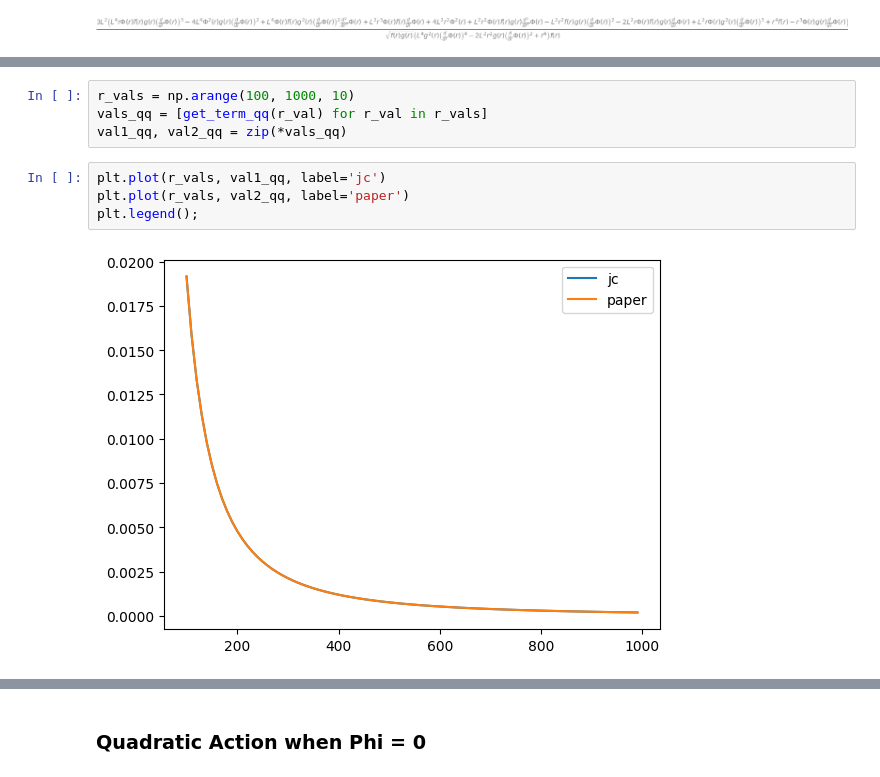
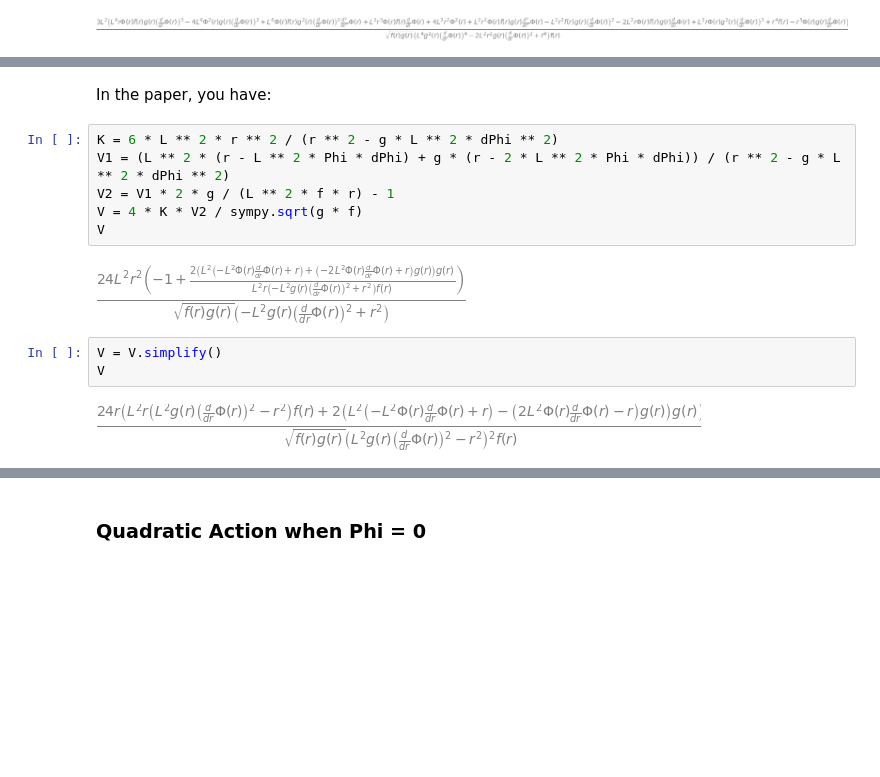
Before and after one commit to jchryssanthacopoulos/wormholes, a Jupyter notebook: second_order_action_analysis.ipynb, the cells around one changed output, grey strips where cells are left out. Cells and saved outputs as stored; diff of their text form; blank space fills up the shorter version.

Commit message:
Show q squared term is equivalent in dg = 0 case

```diff
--- a/second_order_action_analysis.ipynb
+++ b/second_order_action_analysis.ipynb
@@ -427,10 +393,15 @@ def get_term_qq(r_val):
-# %%
-r_vals = np.arange(100, 1000, 10)
-vals_qq = [get_term_qq(r_val) for r_val in r_vals]
-val1_qq, val2_qq = zip(*vals_qq)
-# %%
-plt.plot(r_vals, val1_qq, label='jc')
-plt.plot(r_vals, val2_qq, label='paper')
-plt.legend();
-# %% [output]
-[figure, removed]
+# %% [markdown]
+In the paper, you have:
+# %%
+K = 6 * L ** 2 * r ** 2 / (r ** 2 - g * L ** 2 * dPhi ** 2)
+V1 = (L ** 2 * (r - L ** 2 * Phi * dPhi) + g * (r - 2 * L ** 2 * Phi * dPhi)) / (r ** 2 - g * L ** 2 * dPhi ** 2)
+V2 = V1 * 2 * g / (L ** 2 * f * r) - 1
+V = 4 * K * V2 / sympy.sqrt(g * f)
+V
+# %% [output]
+[figure, added]
+# %%
+V = V.simplify()
+V
+# %% [output]
+[figure, added]
```
Also changed, not shown: parts of 17 cells of this notebook.
